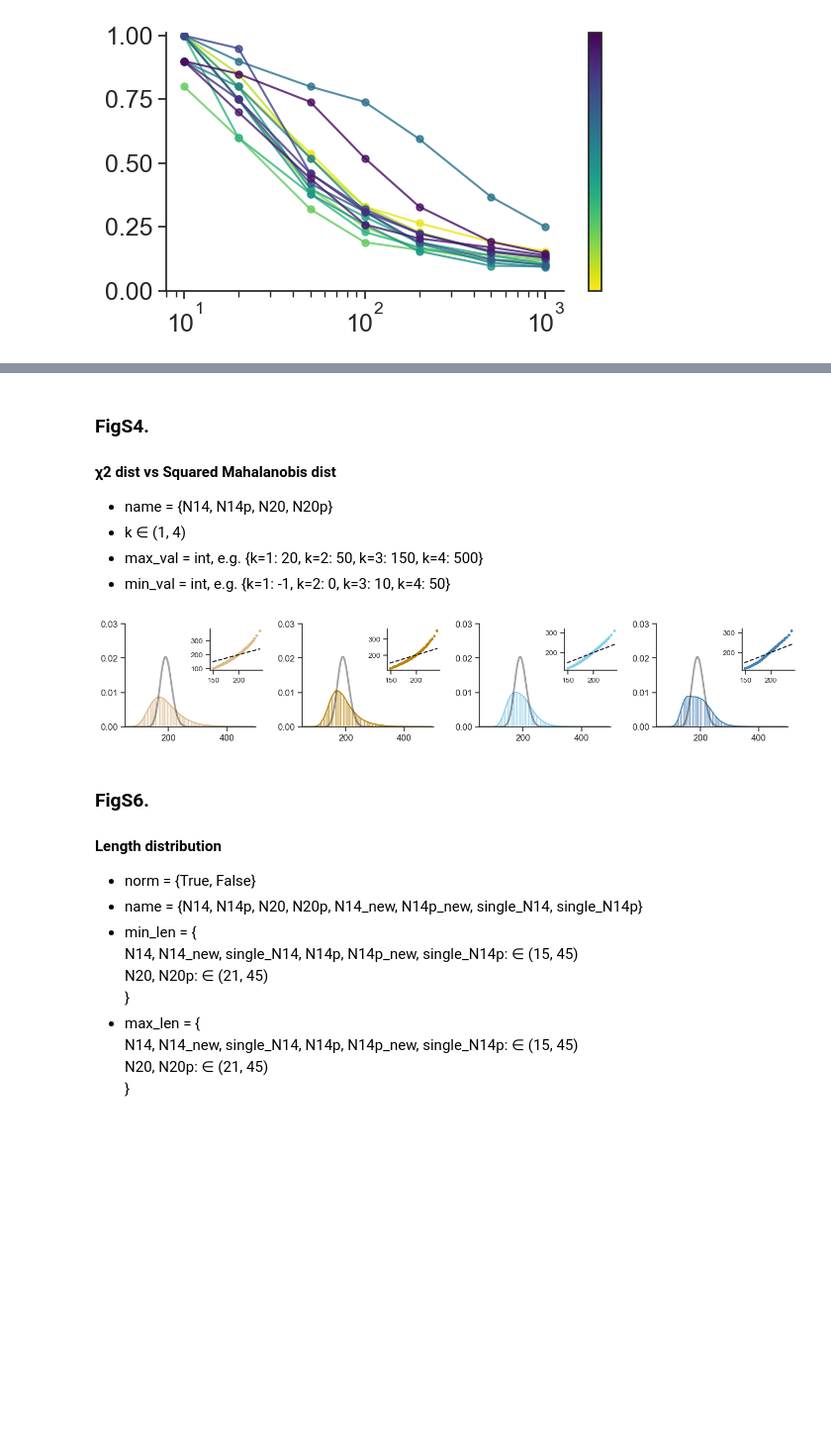
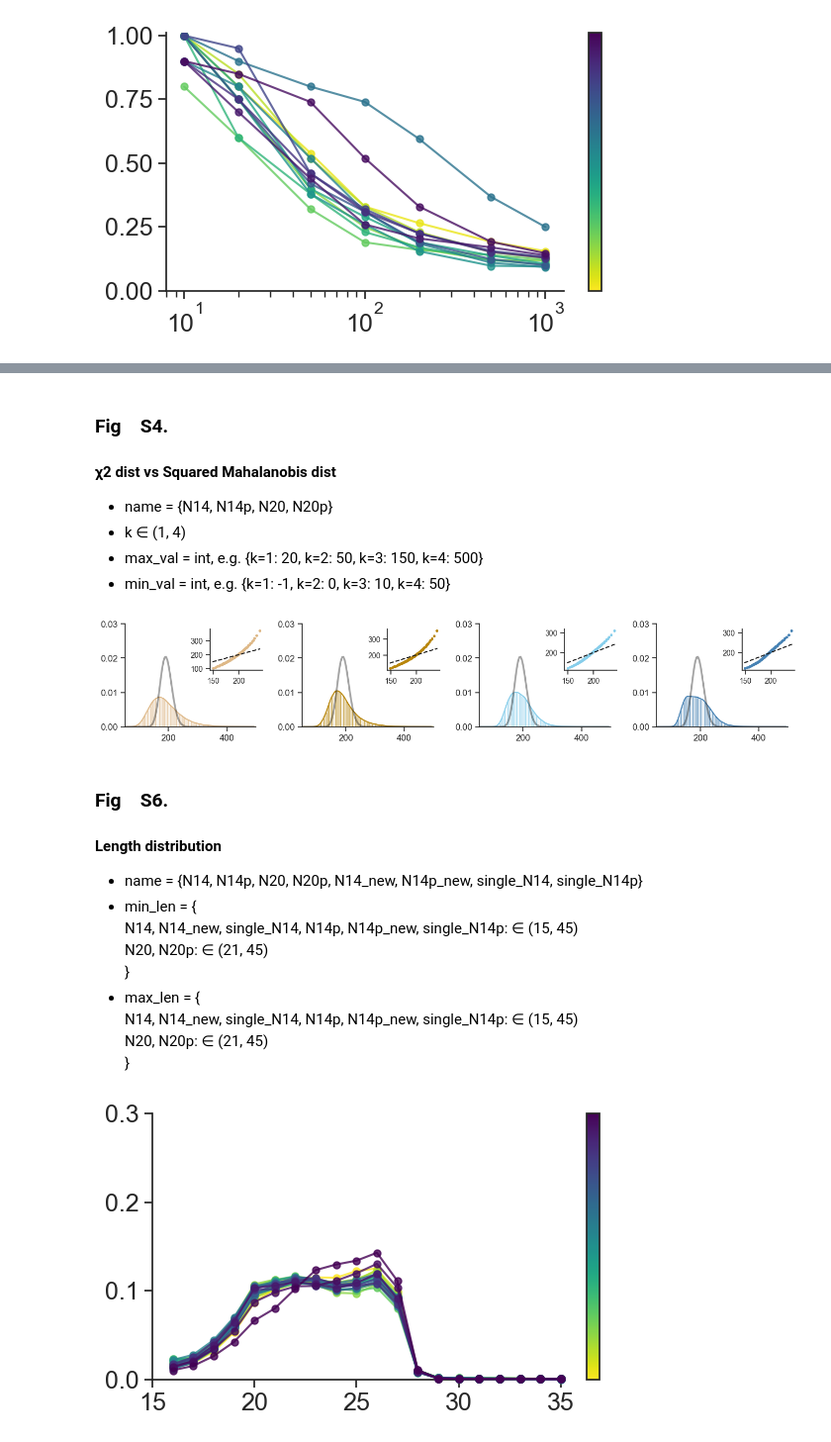
Before and after one commit to jiro-0204/Random-RNA-Heritability, a Jupyter notebook: code/3-visualization.ipynb, the cells around one changed output, grey strips where cells are left out. Shown at 99% size. Saved outputs shown, nothing was run; the diff lists cells and outputs as text; code cells hidden in the pictures; blank space fills up the shorter version.

```diff
--- a/code/3-visualization.ipynb
+++ b/code/3-visualization.ipynb
@@ -845,5 +849,5 @@ plt.show()
 # %% [markdown]
-### **FigS4.**
+### **Fig　S4.**
 #### χ2 dist vs Squared Mahalanobis dist
 - name = {N14, N14p, N20, N20p}
 - k ∈ (1, 4)
@@ -911,9 +913,8 @@ plt.show()
 # %% [output]
 [figure]
 # %% [markdown]
-### **FigS6.**
+### **Fig　S6.**
 #### Length distribution
-- norm = {True, False}
 - name = {N14, N14p, N20, N20p, N14_new, N14p_new, single_N14, single_N14p}
 - min_len = {
   N14, N14_new, single_N14, N14p, N14p_new, single_N14p: ∈ (15, 45)
@@ -924,13 +925,15 @@ plt.show()
   N20, N20p: ∈ (21, 45)
   }
 # %%
+name = 'N14'
+min14, max14 = 16,35
+min20, max20 = 22,45
+
+
 N14_counts = np.load(f'data/processed/length_distribution/N14_length_distribution_m15_M45.npy')
 N14p_counts = np.load(f'data/processed/length_distribution/N14p_length_distribution_m15_M45.npy')
 N20_counts = np.load(f'data/processed/length_distribution/N20_length_distribution_m21_M45.npy')
 N20p_counts = np.load(f'data/processed/length_distribution/N20p_length_distribution_m21_M45.npy')
-
-min14, max14 = 16,35
-min20, max20 = 22,45
 
 N14_counts2, N14p_counts2 = N14_counts[min14-15:max14-45], N14p_counts[min14-15:max14-45]
 N20_counts2, N20p_counts2 = N20_counts[min20-21:max20-45], N20p_counts[min20-21:max20-45]
@@ -938,10 +941,7 @@ N20_counts2, N20p_counts2 = N20_counts[min20-21:max20-45], N20p_counts[min20-21:
 N14f, N14pf = N14_counts2/np.sum(N14_counts2, axis=0), N14p_counts2/np.sum(N14p_counts2, axis=0)
 N20f, N20pf = N20_counts2/np.sum(N20_counts2, axis=0), N20p_counts2/np.sum(N20p_counts2, axis=0)
 
-N14fave, N14pfave = np.average(N14f, axis=1), np.average(N14pf, axis=1)
-N20fave, N20pfave = np.average(N20f, axis=1), np.average(N20pf, axis=1)
 
-name = 'N14p'
 Rs = round_labels(name)
 if name == 'N14':
     fs = N14f
@@ -953,31 +953,33 @@ elif name == 'N20p':
     fs = N20pf
 
 if name in ['N14', 'N14p']:
     x = np.arange(min14, max14+1)
 else:
     x = np.arange(min20, max20+1)
 
 plt.rcParams['font.family'] = 'Arial'
 sns.set_theme(style='ticks', font='Arial')
 
 cmap = plt.cm.viridis_r
 cols = cmap(np.linspace(0, 1, 30)) #colorbarを統一
 fig, ax = plt.subplots(figsize=(6, 3.5))
 for i, R in enumerate(Rs):
     ax.plot(x, fs[:,i], label=R, color=cols[R-1], \
             marker='o', markersize=5, linestyle='-', alpha=0.8, linewidth=1.5, clip_on=False, zorder=10)
 
 ax.spines['top'].set_visible(False)
 ax.spines['right'].set_visible(False)
 ax.set_ylim(0,0.3)
 if name in ['N14', 'N14p']:
     ax.set_xlim(15,35)
 else:
     ax.set_xlim(20,45)
 ax.set_yticks([0,0.1,0.2,0.3])
 ax.tick_params(axis='both', which='major', labelsize=18)
 cbar = fig.colorbar(plt.cm.ScalarMappable(cmap=cmap), ax=ax)
 cbar.set_ticks([])
 plt.tight_layout()
 plt.show()
+# %% [output]
+[figure, added]
 # %% [markdown]
```
Also changed, not shown: parts of 33 cells of this notebook, 9 other files.
